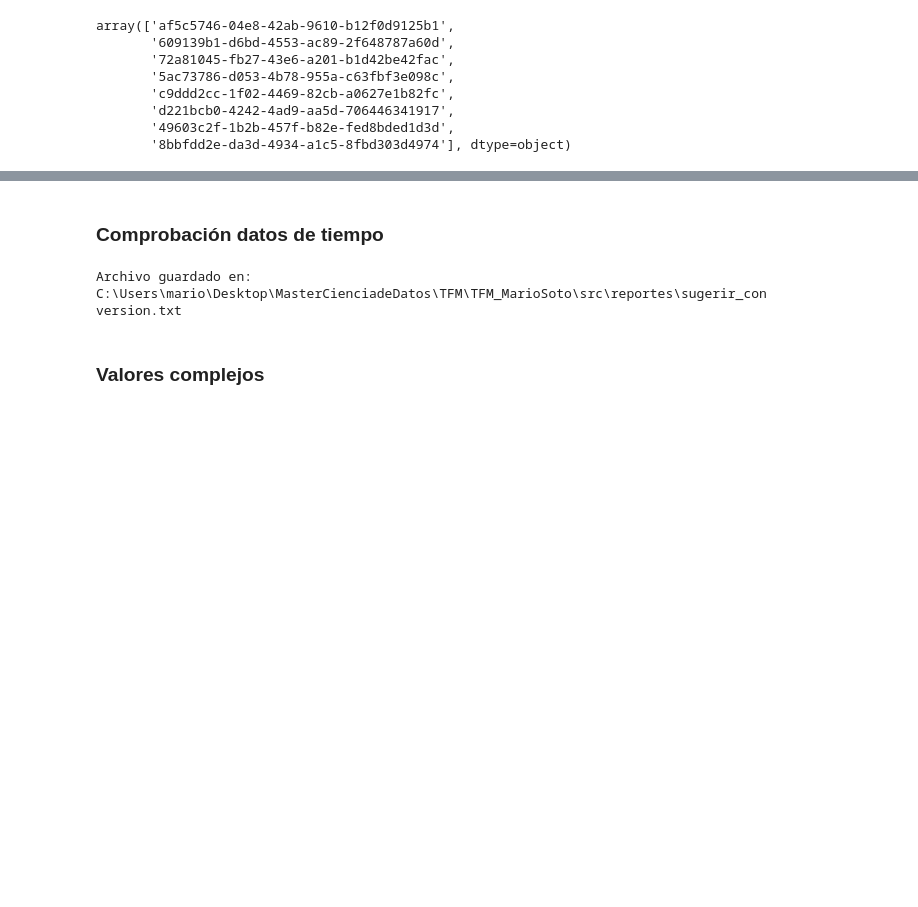
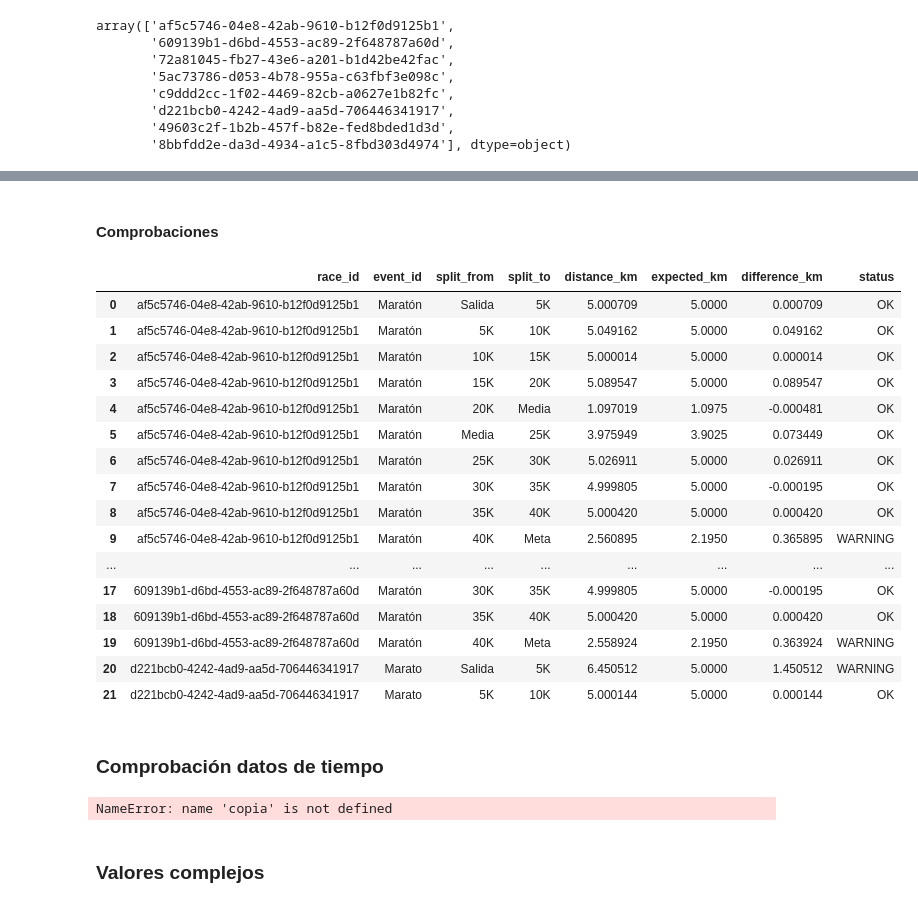
Before and after one commit to Mariosoto709/race_ml_system, a Jupyter notebook: TFM_MarioSoto/src/codigo/procesamiento_datos/notebooks/AD_&_AED_general_time.ipynb, the cells around one changed output, grey strips where cells are left out. Drawn from its saved outputs; the diff is of its cells as text; code cells hidden in the pictures; blank space fills up the shorter version.

Commit message:
Creacion de dfs funcionales para utilización de los .live

```diff
--- a/TFM_MarioSoto/src/codigo/procesamiento_datos/notebooks/AD_&_AED_general_time.ipynb
+++ b/TFM_MarioSoto/src/codigo/procesamiento_datos/notebooks/AD_&_AED_general_time.ipynb
@@ -624,0 +795,12 @@ df_routes
+# %%
+split_cols = ['Salida','5K','10K','15K','20K', 'Media', '25K', '30K', '35K', '40K', 'Meta']
+# %%
+races_segments = process_all_races(df_routes, split_cols)
+
+# Ejemplo de salida para un evento
+race_id = 'af5c5746-04e8-42ab-9610-b12f0d9125b1'
+event_id = list(races_segments[race_id].keys())[0]
+segments = races_segments[race_id][event_id]
+
+for seg in segments:
+    print(seg["split_from"], "->", seg["split_to"], "con", len(seg["points"]), "puntos")
@@ -624,0 +838,2 @@ df_routes
+# %% [markdown]
+#### Comprobaciones
@@ -625,3 +891,37 @@ df_routes
+# %%
+split_distances = {
+    '5K': 5,
+    '10K': 5,
+    '15K': 5,
+    '20K': 5,
+    'Media': 1.0975,
+    '25K': 3.9025,
+    '30K': 5,
+    '35K': 5,
+    '40K': 5,
+    'Meta': 2.195
+}
+
+df_check = check_split_distances_df(races_segments, split_distances, tol_km=0.1)
+df_check
+# %% [output]
+|  | race_id | event_id | split_from | split_to | distance_km | expected_km | difference_km | status |
+| 0 | af5c5746-04e8-42ab-9610-b12f0d9125b1 | Maratón | Salida | 5K | 5.000709 | 5.0000 | 0.000709 | OK |
+| 1 | af5c5746-04e8-42ab-9610-b12f0d9125b1 | Maratón | 5K | 10K | 5.049162 | 5.0000 | 0.049162 | OK |
+| 2 | af5c5746-04e8-42ab-9610-b12f0d9125b1 | Maratón | 10K | 15K | 5.000014 | 5.0000 | 0.000014 | OK |
+| 3 | af5c5746-04e8-42ab-9610-b12f0d9125b1 | Maratón | 15K | 20K | 5.089547 | 5.0000 | 0.089547 | OK |
+| 4 | af5c5746-04e8-42ab-9610-b12f0d9125b1 | Maratón | 20K | Media | 1.097019 | 1.0975 | -0.000481 | OK |
+| 5 | af5c5746-04e8-42ab-9610-b12f0d9125b1 | Maratón | Media | 25K | 3.975949 | 3.9025 | 0.073449 | OK |
+| 6 | af5c5746-04e8-42ab-9610-b12f0d9125b1 | Maratón | 25K | 30K | 5.026911 | 5.0000 | 0.026911 | OK |
+| 7 | af5c5746-04e8-42ab-9610-b12f0d9125b1 | Maratón | 30K | 35K | 4.999805 | 5.0000 | -0.000195 | OK |
+| 8 | af5c5746-04e8-42ab-9610-b12f0d9125b1 | Maratón | 35K | 40K | 5.000420 | 5.0000 | 0.000420 | OK |
+| 9 | af5c5746-04e8-42ab-9610-b12f0d9125b1 | Maratón | 40K | Meta | 2.560895 | 2.1950 | 0.365895 | WARNING |
+| ... | ... | ... | ... | ... | ... | ... | ... | ... |
+| 17 | 609139b1-d6bd-4553-ac89-2f648787a60d | Maratón | 30K | 35K | 4.999805 | 5.0000 | -0.000195 | OK |
+| 18 | 609139b1-d6bd-4553-ac89-2f648787a60d | Maratón | 35K | 40K | 5.000420 | 5.0000 | 0.000420 | OK |
+| 19 | 609139b1-d6bd-4553-ac89-2f648787a60d | Maratón | 40K | Meta | 2.558924 | 2.1950 | 0.363924 | WARNING |
+| 20 | d221bcb0-4242-4ad9-aa5d-706446341917 | Marato | Salida | 5K | 6.450512 | 5.0000 | 1.450512 | WARNING |
+| 21 | d221bcb0-4242-4ad9-aa5d-706446341917 | Marato | 5K | 10K | 5.000144 | 5.0000 | 0.000144 | OK |
 # %% [markdown]
 ### Comprobación datos de tiempo
 # %%
@@ -689,7 +989,7 @@ conversion_df = sugerir_conversion_global(copia)
 
 ## Posible añadido: si los numeros son muy bajos en una carrera reportar
 # %% [output]
-Archivo guardado en: C:\Users\mario\Desktop\MasterCienciadeDatos\TFM\TFM_MarioSoto\src\reportes\sugerir_conversion.txt
+NameError: name 'copia' is not defined
 # %% [markdown]
 ### Valores complejos
 # %%
```
Also changed, not shown: parts of 10 cells of this notebook.
